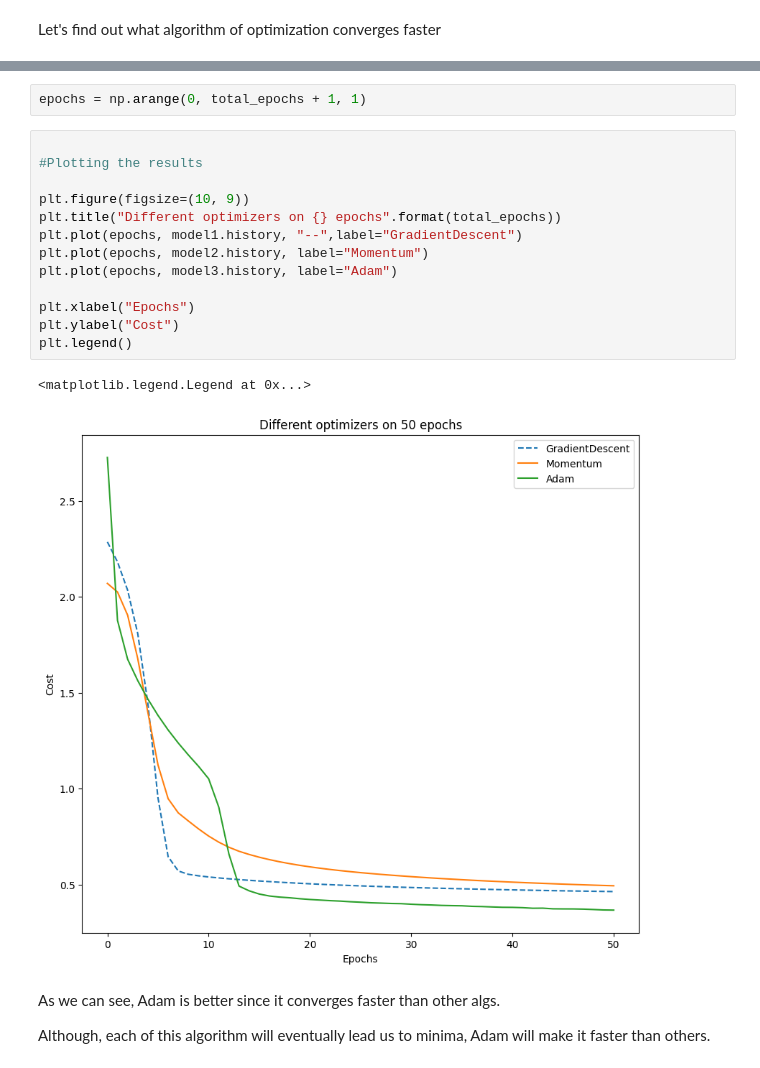
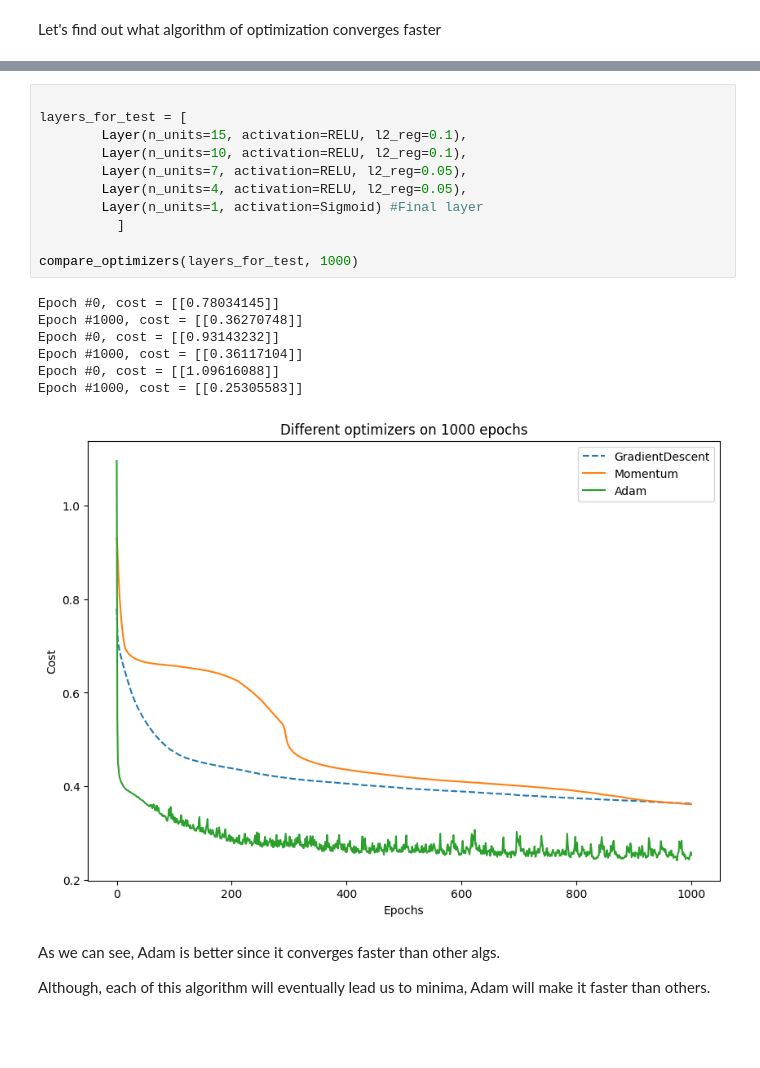
Before and after one commit to stanislavlia/DeepNN-flexible, a Jupyter notebook: DeepNN_components.ipynb, the cells around one changed output, grey strips where cells are left out. Saved outputs shown, nothing was run; the diff lists cells and outputs as text; blank space fills up the shorter version.

Commit message:
I also added function to compare different optimizers using different num of epochs and layers

```diff
--- a/DeepNN_components.ipynb
+++ b/DeepNN_components.ipynb
@@ -476,21 +484,22 @@ Epoch #50, cost = [[0.3669015]]
-# %%
-epochs = np.arange(0, total_epochs + 1, 1)
 # %%
 
-#Plotting the results
+layers_for_test = [
+        Layer(n_units=15, activation=RELU, l2_reg=0.1),
+        Layer(n_units=10, activation=RELU, l2_reg=0.1),
+        Layer(n_units=7, activation=RELU, l2_reg=0.05),
+        Layer(n_units=4, activation=RELU, l2_reg=0.05),
+        Layer(n_units=1, activation=Sigmoid) #Final layer
+          ]
 
-plt.figure(figsize=(10, 9))
-plt.title("Different optimizers on {} epochs".format(total_epochs))
-plt.plot(epochs, model1.history, "--",label="GradientDescent")
-plt.plot(epochs, model2.history, label="Momentum")
-plt.plot(epochs, model3.history, label="Adam")
-
-plt.xlabel("Epochs")
-plt.ylabel("Cost")
-plt.legend()
+compare_optimizers(layers_for_test, 1000)
 # %% [output]
-<matplotlib.legend.Legend at 0x...>
+Epoch #0, cost = [[0.78034145]]
+Epoch #1000, cost = [[0.36270748]]
+Epoch #0, cost = [[0.93143232]]
+Epoch #1000, cost = [[0.36117104]]
+Epoch #0, cost = [[1.09616088]]
+Epoch #1000, cost = [[0.25305583]]
-[figure, old version]
+[figure, new version]
 # %% [markdown]
 As we can see, Adam is better since it converges faster than other algs.
 
```
Also changed, not shown: parts of 3 cells of this notebook.
